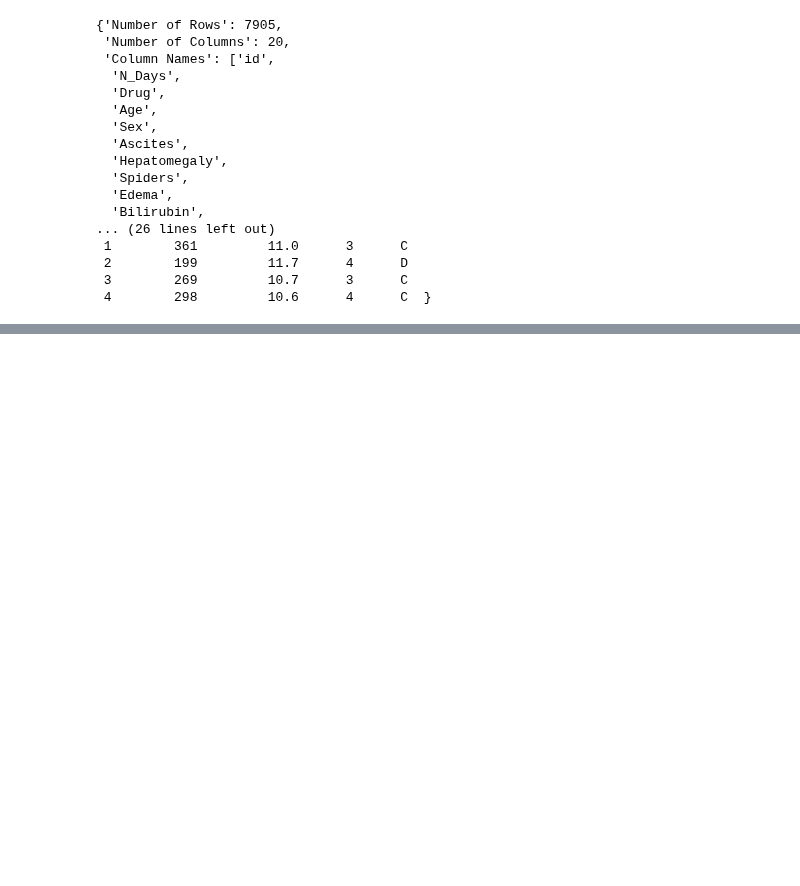
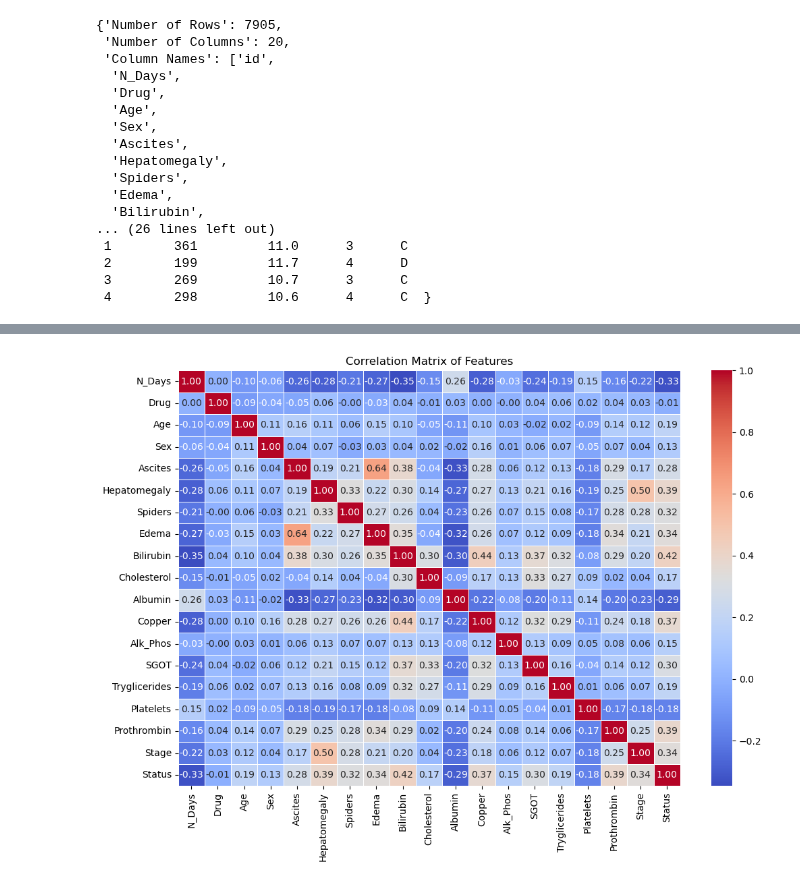
Before and after one commit to accesable/ML_Final, a Jupyter notebook: code/D1.ipynb, the cells around one changed output, grey strips where cells are left out. Drawn from its saved outputs; the diff is of its cells as text; code cells hidden in the pictures; blank space fills up the shorter version.

```diff
--- a/code/D1.ipynb
+++ b/code/D1.ipynb
@@ -35,3 +38,9 @@ data_overview
  2        199         11.7      4      D
  3        269         10.7      3      C
  4        298         10.6      4      C  }
+# %%
+# Grouping 'C' (censored or alive) and 'CL' (alive due to liver transplant) in the Status column
+df_train['Status_Grouped'] = df_train['Status'].replace({'C': 'C/CL', 'CL': 'C/CL'})
+
+# Showing the first few rows to verify the grouping
+df_train[['Status', 'Status_Grouped']].head()
@@ -105,13 +189,18 @@ column_ranges
 # %%
 # Identify object-type columns
 object_columns = df_train.select_dtypes(include=['object']).columns
-
+# Grouping 'C' (censored or alive) and 'CL' (alive due to liver transplant) in the Status column
+df_train['Status'] = df_train['Status'].replace({'C': 'C/CL', 'CL': 'C/CL'})
 # Initialize LabelEncoder
 label_encoder = LabelEncoder()
 
 # Convert object-type columns to numerical
 for col in object_columns:
     df_train[col] = label_encoder.fit_transform(df_train[col])
-df_train.dtypes
+    if col != 'Status':
+        df_test[col] = label_encoder.fit_transform(df_test[col])
+
+df_train = df_train.drop('id', axis=1)
 df_train.head()
+df_test.head()
 # %% [output]
@@ -140,0 +208,11 @@ Name: Sex, Length: 7905, dtype: int32
+# %%
+# Calculating the correlation matrix
+correlation_matrix = df_train.corr()
+
+# Plotting the correlation matrix using seaborn
+plt.figure(figsize=(12, 8))
+sns.heatmap(correlation_matrix, annot=True, cmap='coolwarm', fmt='.2f', linewidths=0.5)
+plt.title("Correlation Matrix of Features")
+plt.show()
+# %% [output]
+[figure, added]
```
Also changed, not shown: parts of 12 cells of this notebook, 2 other files.
